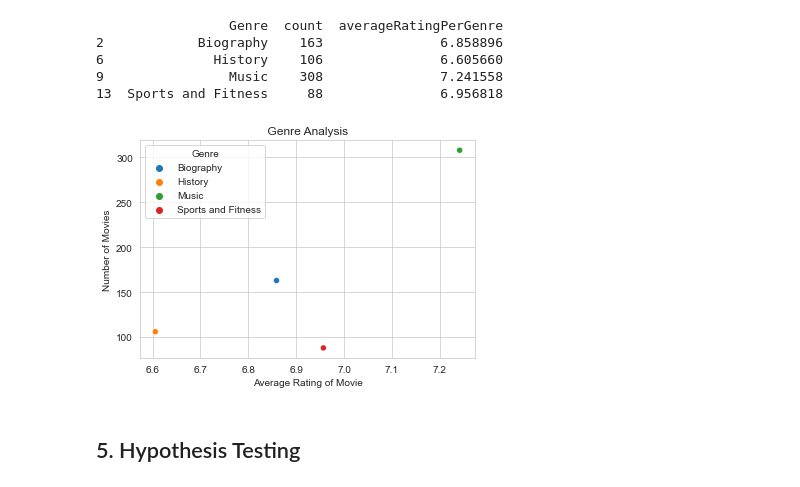
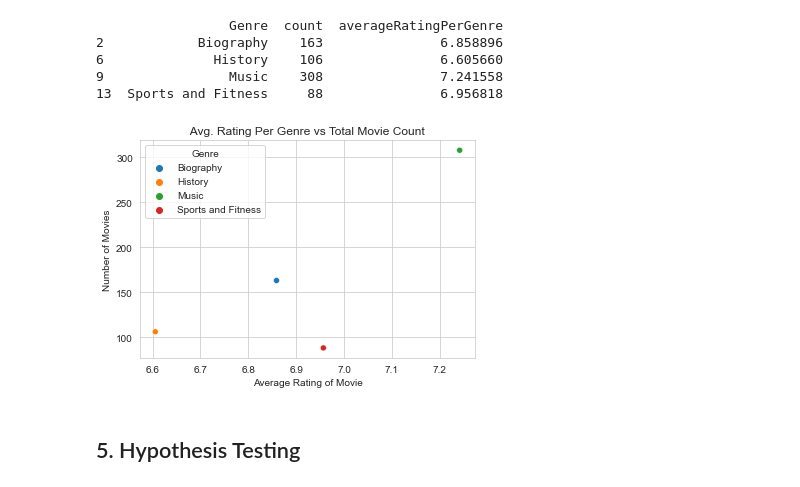
Before and after one commit to jwargodeloitte/intensive-final-project, a Jupyter notebook: Data_Analysis_Master.ipynb, the cells around one changed output. Saved outputs shown, nothing was run; the diff lists cells and outputs as text; code cells hidden in the pictures.

```diff
--- a/Data_Analysis_Master.ipynb
+++ b/Data_Analysis_Master.ipynb
@@ -683,16 +693,16 @@ print(topGenres)
 # %%
 #creating a scatterplot of the top 5 genres
 ax = sns.scatterplot(data=topGenres,
                 x='averageRatingPerGenre',
                 y='count',
                 hue = 'Genre')
 
 ax.set(xlabel = "Average Rating of Movie",
       ylabel = "Number of Movies",
-      title = " Genre Analysis ")
+      title = " Avg. Rating Per Genre vs Total Movie Count ")
 plt.savefig("Figures/averageRatingOfMovie",dpi=240,bbox_inches = "tight")
 # %% [output]
-[figure, old version]
+[figure, new version]
 # %% [markdown]
 ## 5. Hypothesis Testing
 # %%
```
Also changed, not shown: parts of 7 cells of this notebook, 7 other files.
